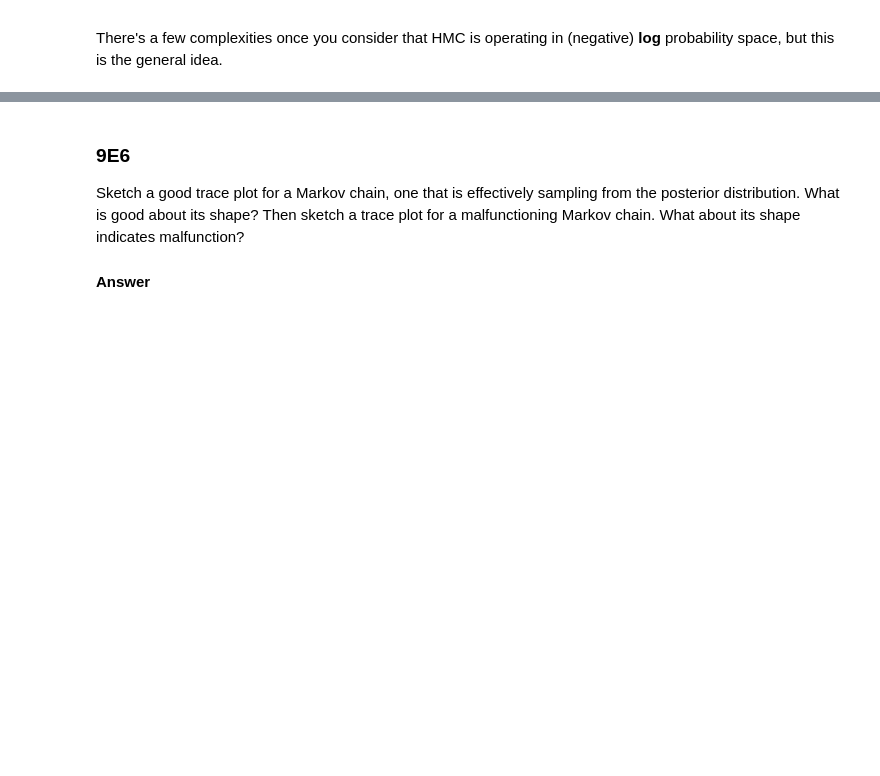
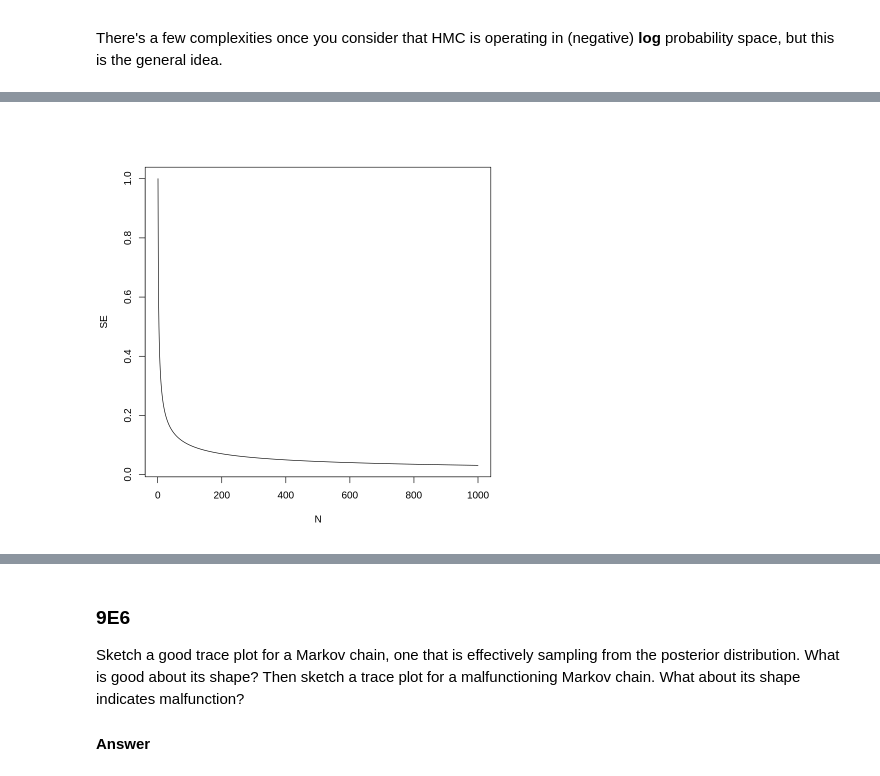
Before and after one commit to nicklausmillican/StatisticalRethinkingIISolutions, a Jupyter notebook: StatisticalRethinkingSolutions2_Ch9.ipynb, the cells around one changed output, grey strips where cells are left out. Saved outputs shown, nothing was run; the diff lists cells and outputs as text; code cells hidden in the pictures; blank space fills up the shorter version.

```diff
--- a/StatisticalRethinkingSolutions2_Ch9.ipynb
+++ b/StatisticalRethinkingSolutions2_Ch9.ipynb
@@ -316,0 +327,8 @@ Explain the difference between the effective number of samples, `n_eff` as calcu
+# %%
+sigma_hat <- 1
+N <- 1:1000
+SE <- sigma_hat / sqrt(N)
+
+plot(SE ~ N, type="l")
+# %% [output]
+[figure, added]
```
Also changed, not shown: parts of 6 cells of this notebook.
